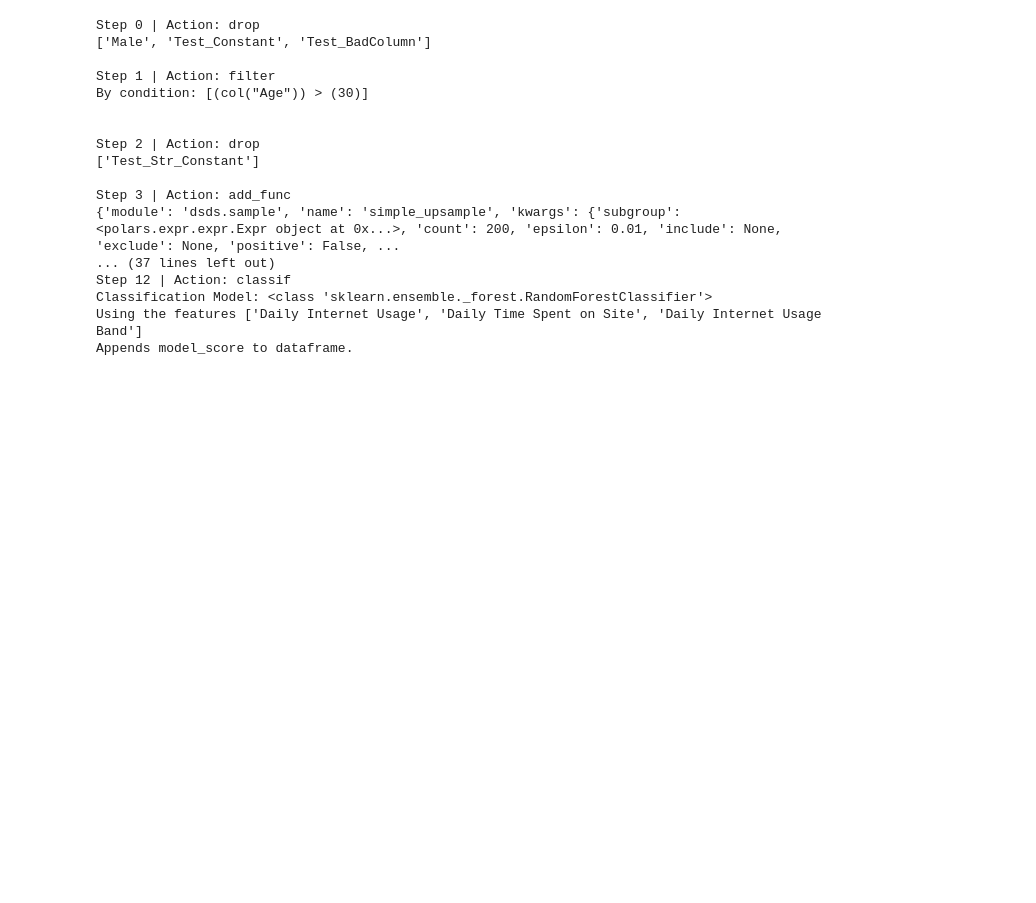
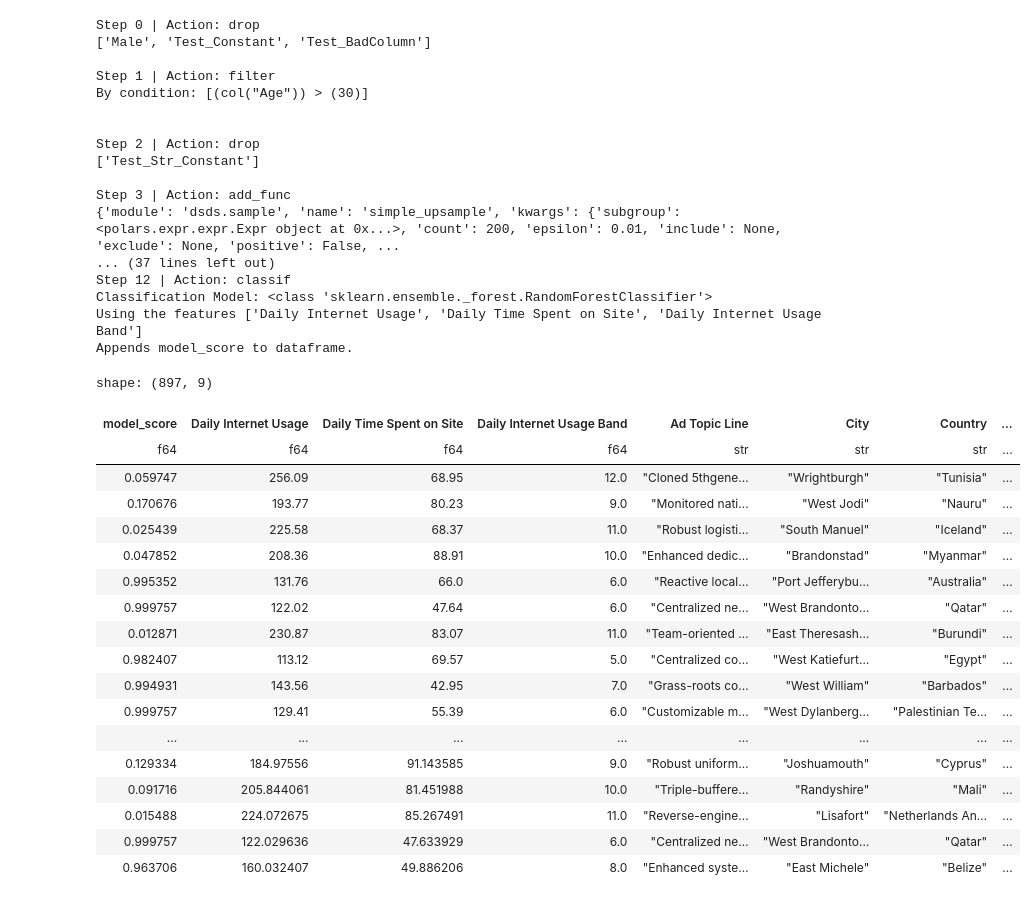
Before and after one commit to abstractqqq/dsds, a Jupyter notebook: examples/pipeline.ipynb, the cells around one changed output. Saved outputs shown, nothing was run; the diff lists cells and outputs as text; code cells hidden in the pictures; blank space fills up the shorter version.

Commit message:
more user friendly classif in pipe

```diff
--- a/examples/pipeline.ipynb
+++ b/examples/pipeline.ipynb
@@ -149,8 +150,12 @@ shape: (1, 14)
 # which means they will be remembered by the pipeline and will be
 # applied if the pipeline is applied to other dataframe.
 # You can set persist = False so that these steps won't be remembered.
+# You can also append a model score to the dataframe
+# That means this model score append can be an intermediate step,
+# which enables pipelines in which the final model depends on previous
+# model scores.
 
-output = (
+data = (
     pl.scan_csv("../data/advertising.csv").sort(by="id")
     .pipe(ps.var_removal, threshold = 0.5, target = "Clicked on Ad")
     .pipe(ps.filter, condition = pl.col("Age") > 30, persist = True)
@@ -195,7 +200,7 @@ Step 3 | Action: add_func
 Step 11 | Action: select
 ['Daily Internet Usage', 'Daily Time Spent on Site', 'Daily Internet Usage Band', 'Ad Topic Line', 'City', 'Country', 'Timestamp', 'Clicked on Ad']
 # %%
-x = output.collect()
+x = data.collect()
 y = x.drop_in_place("Clicked on Ad")
 # %%
 # Train and tune a model outside the data pipeline
@@ -206,9 +211,7 @@ rf.fit(x.select("Daily Internet Usage", "Daily Time Spent on Site", "Daily Inter
 RandomForestClassifier(max_depth=4, n_estimators=30, n_jobs=-1)
 # %%
 # add the model to the end of the data pipeline
-final_output = output.blueprint.add_classif(
-    rf
-    , target = "Clicked on Ad"
-    , features = ["Daily Internet Usage", "Daily Time Spent on Site", "Daily Internet Usage Band"]
-)
+final_df = data.pipe(u.append_classif_score, model = rf,
+                           target = "Clicked on Ad",
+                           features = ["Daily Internet Usage", "Daily Time Spent on Site", "Daily Internet Usage Band"])
 # %%
@@ -231,6 +234,28 @@ Step 12 | Action: classif
 Classification Model: <class 'sklearn.ensemble._forest.RandomForestClassifier'>
 Using the features ['Daily Internet Usage', 'Daily Time Spent on Site', 'Daily Internet Usage Band']
 Appends model_score to dataframe.
+# %%
+final_df.collect()
+# %% [output]
+shape: (897, 9)
+| model_score | Daily Internet Usage | Daily Time Spent on Site | Daily Internet Usage Band | Ad Topic Line | City | Country | ... |
+| f64 | f64 | f64 | f64 | str | str | str | ... |
+| 0.059747 | 256.09 | 68.95 | 12.0 | "Cloned 5thgene… | "Wrightburgh" | "Tunisia" | ... |
+| 0.170676 | 193.77 | 80.23 | 9.0 | "Monitored nati… | "West Jodi" | "Nauru" | ... |
+| 0.025439 | 225.58 | 68.37 | 11.0 | "Robust logisti… | "South Manuel" | "Iceland" | ... |
+| 0.047852 | 208.36 | 88.91 | 10.0 | "Enhanced dedic… | "Brandonstad" | "Myanmar" | ... |
+| 0.995352 | 131.76 | 66.0 | 6.0 | "Reactive local… | "Port Jefferybu… | "Australia" | ... |
+| 0.999757 | 122.02 | 47.64 | 6.0 | "Centralized ne… | "West Brandonto… | "Qatar" | ... |
+| 0.012871 | 230.87 | 83.07 | 11.0 | "Team-oriented … | "East Theresash… | "Burundi" | ... |
+| 0.982407 | 113.12 | 69.57 | 5.0 | "Centralized co… | "West Katiefurt… | "Egypt" | ... |
+| 0.994931 | 143.56 | 42.95 | 7.0 | "Grass-roots co… | "West William" | "Barbados" | ... |
+| 0.999757 | 129.41 | 55.39 | 6.0 | "Customizable m… | "West Dylanberg… | "Palestinian Te… | ... |
+| ... | ... | ... | ... | ... | ... | ... | ... |
+| 0.129334 | 184.97556 | 91.143585 | 9.0 | "Robust uniform… | "Joshuamouth" | "Cyprus" | ... |
+| 0.091716 | 205.844061 | 81.451988 | 10.0 | "Triple-buffere… | "Randyshire" | "Mali" | ... |
+| 0.015488 | 224.072675 | 85.267491 | 11.0 | "Reverse-engine… | "Lisafort" | "Netherlands An… | ... |
+| 0.999757 | 122.029636 | 47.633929 | 6.0 | "Centralized ne… | "West Brandonto… | "Qatar" | ... |
+| 0.963706 | 160.032407 | 49.886206 | 8.0 | "Enhanced syste… | "East Michele" | "Belize" | ... |
 # %%
 # The modelled pipeline can be pickled as long as the
 # model can be pickled
```
Also changed, not shown: parts of 8 cells of this notebook, 4 other files.
